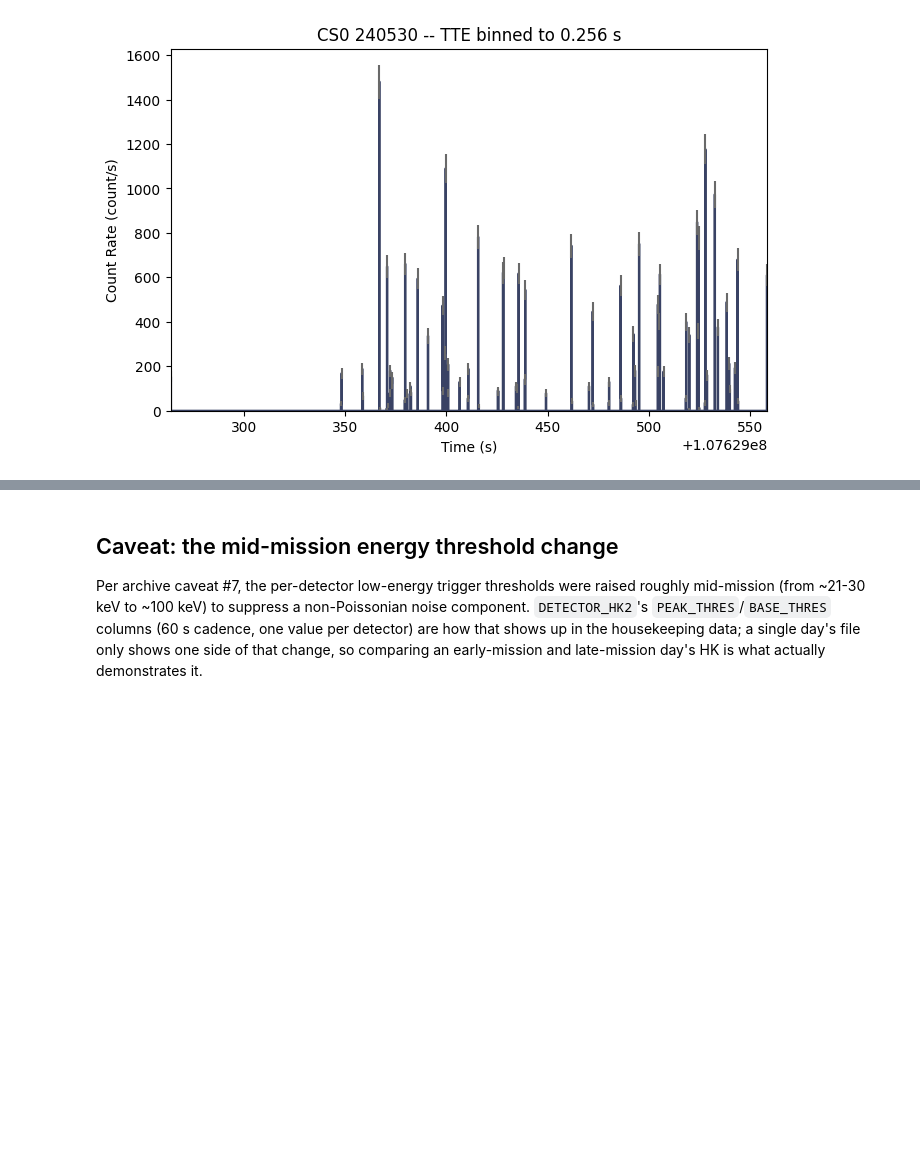
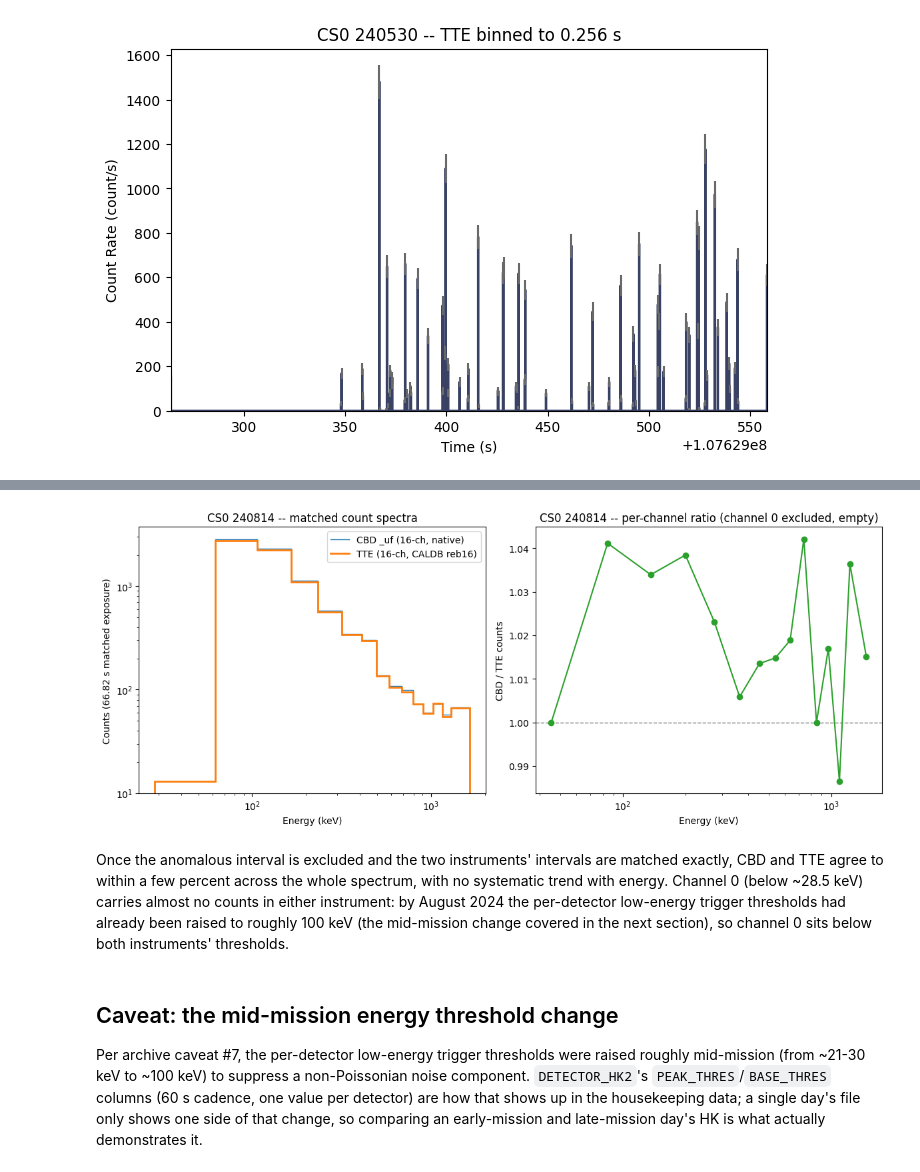
Before and after one commit to israelmcmc-ai/gdt-burstcube, a Jupyter notebook: docs/notebooks/1_data_types_and_binning.ipynb, the cells around one changed output, grey strips where cells are left out. Saved outputs shown, nothing was run; the diff lists cells and outputs as text; code cells hidden in the pictures; blank space fills up the shorter version.

```diff
--- a/docs/notebooks/1_data_types_and_binning.ipynb
+++ b/docs/notebooks/1_data_types_and_binning.ipynb
@@ -519,0 +498,17 @@ separate those, so we leave it there.
+# %%
+clean_lo, clean_hi = 114214208.408, 114214420.0
+
+clean_blocks = []
+for block_start, block_stop in day_blocks:
+    clipped_start, clipped_stop = max(block_start, clean_lo), min(block_stop, clean_hi)
+    if clipped_stop > clipped_start:
+        clean_blocks.append((clipped_start, clipped_stop))
+
+matched_mask = np.zeros(uf_tstart.size, dtype=bool)
+for block_start, block_stop in clean_blocks:
+    matched_mask |= (uf_tstart >= block_start) & (uf_tstop <= block_stop)
+matched_idx = np.flatnonzero(matched_mask)
+matched_exposure = uf_exposure[matched_idx].sum()
+
+print(f'{len(clean_blocks)} TTE blocks inside the clean range -> '
+     f'{matched_idx.size} matched CBD bins, {matched_exposure:.2f} s')
@@ -520,3 +578,40 @@ separate those, so we leave it there.
+# %%
+edges16 = np.append(eb16.low_edges(), eb16.high_edges()[-1])
+
+fig, axes = plt.subplots(1, 2, figsize=(12, 5))
+
+axes[0].stairs(matched_cbd_counts, edges16, label='CBD _uf (16-ch, native)', color='C0')
+axes[0].stairs(matched_tte_counts, edges16, label='TTE (16-ch, CALDB reb16)',
+              color='C1', linewidth=2)
+axes[0].set_xscale('log')
+axes[0].set_yscale('log')
+axes[0].set_xlabel('Energy (keV)')
+axes[0].set_ylabel(f'Counts ({matched_exposure:.2f} s matched exposure)')
+axes[0].set_title(f'{DETECTOR} {TTE_DAY} -- matched count spectra')
+axes[0].legend()
+
+chan_mid = 0.5 * (edges16[:-1] + edges16[1:])
+with np.errstate(divide='ignore', invalid='ignore'):
+    per_chan_ratio = matched_cbd_counts / matched_tte_counts
+axes[1].axhline(1.0, color='gray', linestyle='--', linewidth=1)
+axes[1].plot(chan_mid[1:], per_chan_ratio[1:], 'o-', color='C2')
+axes[1].set_xscale('log')
+axes[1].set_xlabel('Energy (keV)')
+axes[1].set_ylabel('CBD / TTE counts')
+axes[1].set_title(f'{DETECTOR} {TTE_DAY} -- per-channel ratio (channel 0 excluded, empty)')
+
+fig.tight_layout()
+plt.show()
+# %% [output]
+[figure, added]
+# %% [markdown]
+Once the anomalous interval is excluded and the two instruments' intervals are
+matched exactly, CBD and TTE agree to within a few percent across the whole
+spectrum, with no systematic trend with energy. Channel 0 (below ~28.5 keV)
+carries almost no counts in either instrument: by August 2024 the per-detector
+low-energy trigger thresholds had already been raised to roughly 100 keV (the
+mid-mission change covered in the next section), so channel 0 sits below both
+instruments' thresholds.
 # %% [markdown]
 ## Caveat: the mid-mission energy threshold change
 
```
Also changed, not shown: parts of 30 cells of this notebook.
